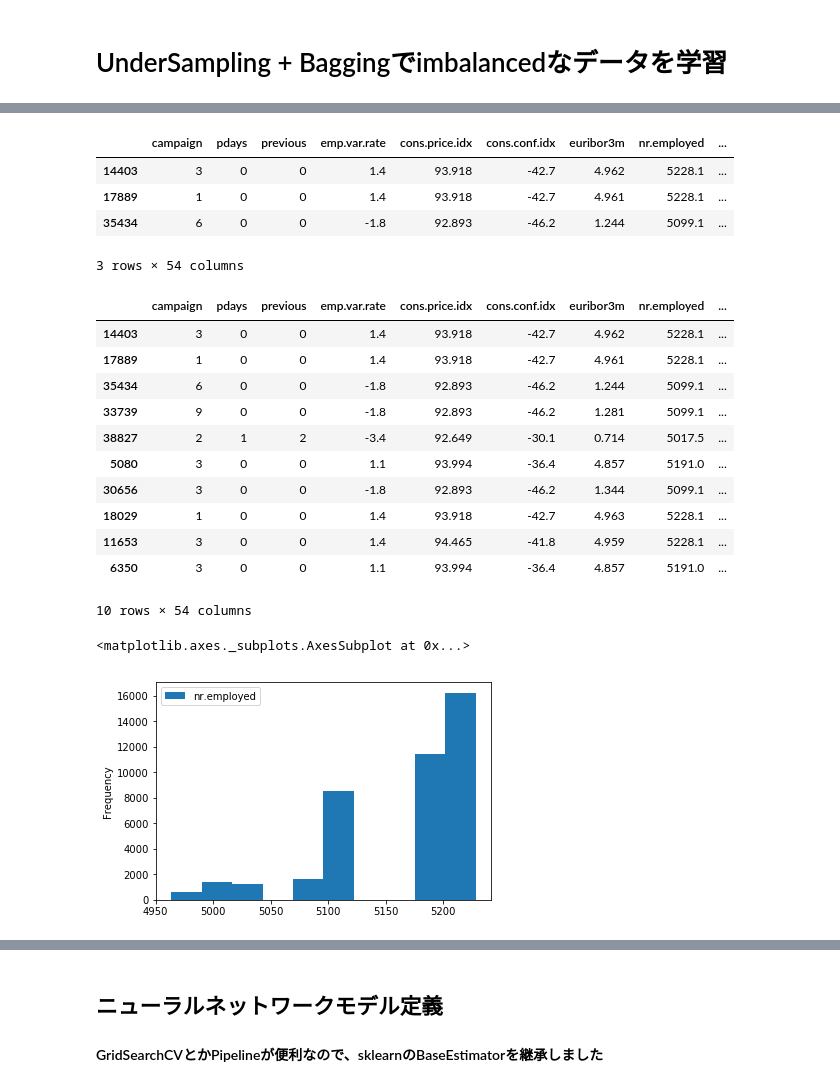
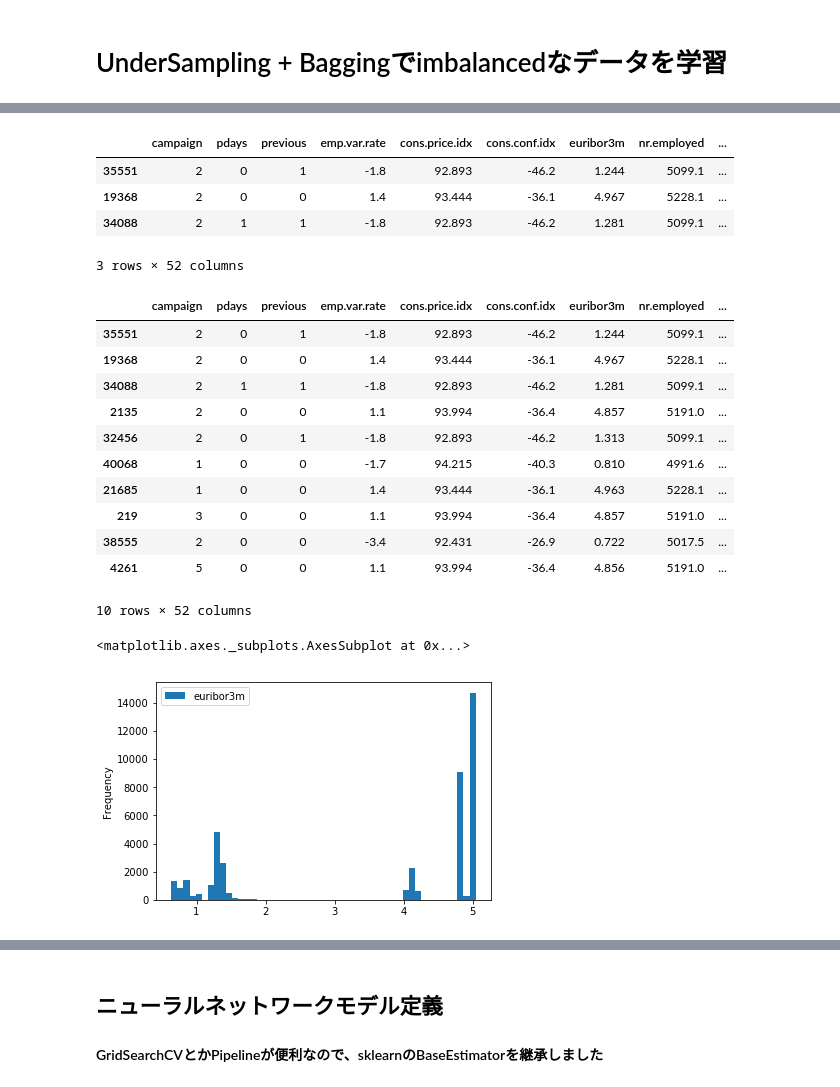
Before and after one commit to strg-frontier/pytorch_wine_quality, a Jupyter notebook: Bagging2.ipynb, the cells around one changed output, grey strips where cells are left out. Saved outputs shown, nothing was run; the diff lists cells and outputs as text; code cells hidden in the pictures.

```diff
--- a/Bagging2.ipynb
+++ b/Bagging2.ipynb
@@ -20,6 +20,7 @@ import numpy as np
 # %%
 #データの読み込みとデータ処理
 data_ =  pd.read_csv("./data/bank-additional-full.csv", sep=";").drop('duration',axis=1).drop('day_of_week',axis=1).sample(frac=1)
+data_.y = data_.y.replace({'yes':1,'no':0})
 print(data_.shape)
 data_.head()
 # %% [output]
@@ -33,11 +34,11 @@ data_.head()
 # %%
 data = data_.copy()
-data.y = data.y.replace({'yes':1,'no':0})
 data.pdays[data.pdays == 999] = 0
 data.pdays[data.pdays != 0] = 1
 data['month'].loc[(data['month'] == 'apr') | (data['month'] == 'may')| (data['month'] == 'jun')] = 'spr'
 data['month'].loc[(data['month'] == 'jul') | (data['month'] == 'aug')| (data['month'] == 'sep')] = 'sum'
 data['month'].loc[(data['month'] == 'oct') | (data['month'] == 'nov')| (data['month'] == 'dec')] = 'aut'
 data['month'].loc[(data['month'] == 'jan') | (data['month'] == 'feb')| (data['month'] == 'mar')] = 'win'
+data = data.drop('month',axis=1)
 data.head()
 # %% [output]
@@ -62,5 +63,7 @@ See the caveats in the documentation: http://pandas.pydata.org/pandas-docs/stabl
 # %%
 data['age'] = pd.cut(data['age'],[10,20,30,40,50,60,70,80,90,100],labels = ['10','20','30','40','50','60','70','80','90'])
+data['nr.employed**2'] = data['nr.employed'] ** 2
+data['euribor3m**2'] = data['euribor3m'] ** 2
 
 data = pd.get_dummies(data)
 data['Y'] = data['y']
@@ -71,31 +74,30 @@ data = data.drop('y',axis=1).drop('job_unknown',axis=1).drop('marital_unknown',a
 data.head(3)
 # %% [output]
 |  | campaign | pdays | previous | emp.var.rate | cons.price.idx | cons.conf.idx | euribor3m | nr.employed | ... |
-| 14403 | 3 | 0 | 0 | 1.4 | 93.918 | -42.7 | 4.962 | 5228.1 | ... |
-| 17889 | 1 | 0 | 0 | 1.4 | 93.918 | -42.7 | 4.961 | 5228.1 | ... |
-| 35434 | 6 | 0 | 0 | -1.8 | 92.893 | -46.2 | 1.244 | 5099.1 | ... |
+| 35551 | 2 | 0 | 1 | -1.8 | 92.893 | -46.2 | 1.244 | 5099.1 | ... |
+| 19368 | 2 | 0 | 0 | 1.4 | 93.444 | -36.1 | 4.967 | 5228.1 | ... |
+| 34088 | 2 | 1 | 1 | -1.8 | 92.893 | -46.2 | 1.281 | 5099.1 | ... |
-3 rows × 54 columns
+3 rows × 52 columns
 # %%
 data.head(10)
 # %% [output]
 |  | campaign | pdays | previous | emp.var.rate | cons.price.idx | cons.conf.idx | euribor3m | nr.employed | ... |
-| 14403 | 3 | 0 | 0 | 1.4 | 93.918 | -42.7 | 4.962 | 5228.1 | ... |
-| 17889 | 1 | 0 | 0 | 1.4 | 93.918 | -42.7 | 4.961 | 5228.1 | ... |
-| 35434 | 6 | 0 | 0 | -1.8 | 92.893 | -46.2 | 1.244 | 5099.1 | ... |
-| 33739 | 9 | 0 | 0 | -1.8 | 92.893 | -46.2 | 1.281 | 5099.1 | ... |
-| 38827 | 2 | 1 | 2 | -3.4 | 92.649 | -30.1 | 0.714 | 5017.5 | ... |
-| 5080 | 3 | 0 | 0 | 1.1 | 93.994 | -36.4 | 4.857 | 5191.0 | ... |
-| 30656 | 3 | 0 | 0 | -1.8 | 92.893 | -46.2 | 1.344 | 5099.1 | ... |
-| 18029 | 1 | 0 | 0 | 1.4 | 93.918 | -42.7 | 4.963 | 5228.1 | ... |
-| 11653 | 3 | 0 | 0 | 1.4 | 94.465 | -41.8 | 4.959 | 5228.1 | ... |
-| 6350 | 3 | 0 | 0 | 1.1 | 93.994 | -36.4 | 4.857 | 5191.0 | ... |
+| 35551 | 2 | 0 | 1 | -1.8 | 92.893 | -46.2 | 1.244 | 5099.1 | ... |
+| 19368 | 2 | 0 | 0 | 1.4 | 93.444 | -36.1 | 4.967 | 5228.1 | ... |
+| 34088 | 2 | 1 | 1 | -1.8 | 92.893 | -46.2 | 1.281 | 5099.1 | ... |
+| 2135 | 2 | 0 | 0 | 1.1 | 93.994 | -36.4 | 4.857 | 5191.0 | ... |
+| 32456 | 2 | 0 | 1 | -1.8 | 92.893 | -46.2 | 1.313 | 5099.1 | ... |
+| 40068 | 1 | 0 | 0 | -1.7 | 94.215 | -40.3 | 0.810 | 4991.6 | ... |
+| 21685 | 1 | 0 | 0 | 1.4 | 93.444 | -36.1 | 4.963 | 5228.1 | ... |
+| 219 | 3 | 0 | 0 | 1.1 | 93.994 | -36.4 | 4.857 | 5191.0 | ... |
+| 38555 | 2 | 0 | 0 | -3.4 | 92.431 | -26.9 | 0.722 | 5017.5 | ... |
+| 4261 | 5 | 0 | 0 | 1.1 | 93.994 | -36.4 | 4.856 | 5191.0 | ... |
-10 rows × 54 columns
+10 rows × 52 columns
 # %%
 %matplotlib inline
 import matplotlib.pyplot as plt
 
-
-pd.DataFrame(data_['nr.employed']).plot(kind='hist',bins=50)
+pd.DataFrame(data['euribor3m']).plot(kind='hist',bins=50)
 # %% [output]
 <matplotlib.axes._subplots.AxesSubplot at 0x...>
-[figure, old version]
+[figure, new version]
```
Also changed, not shown: parts of 24 cells of this notebook.
